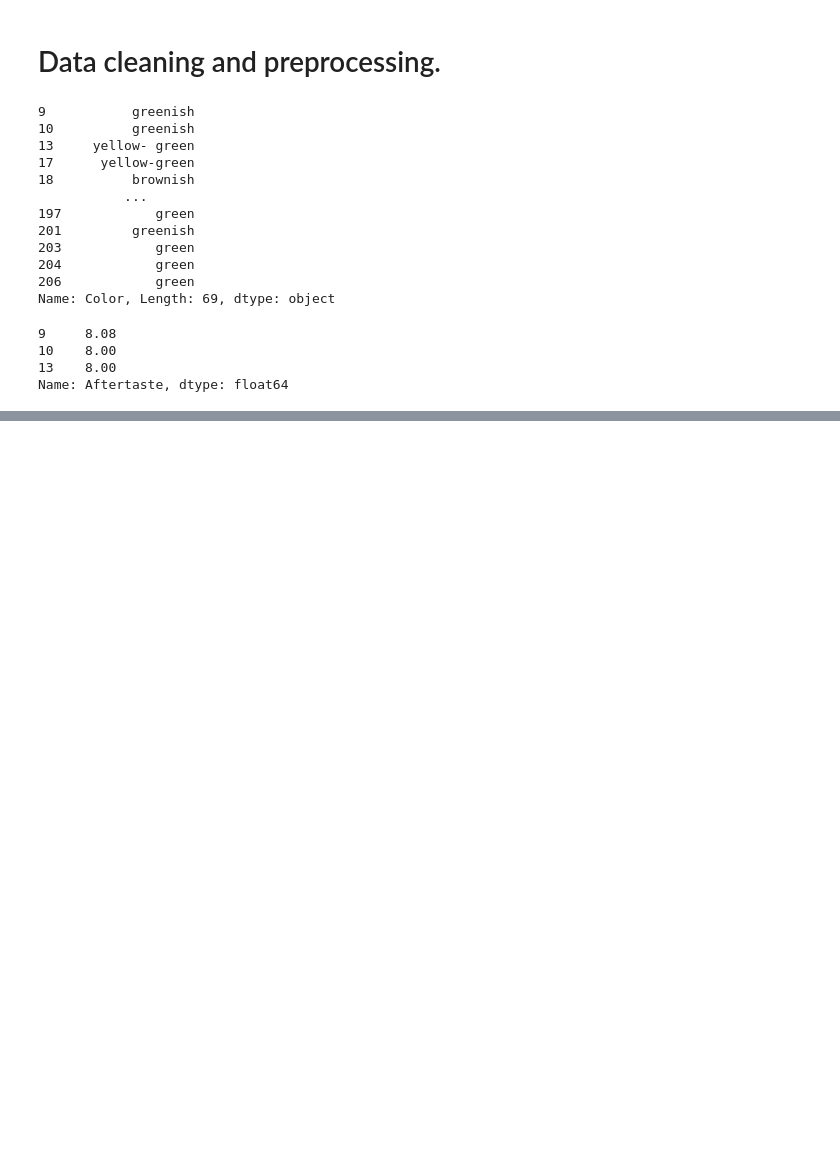
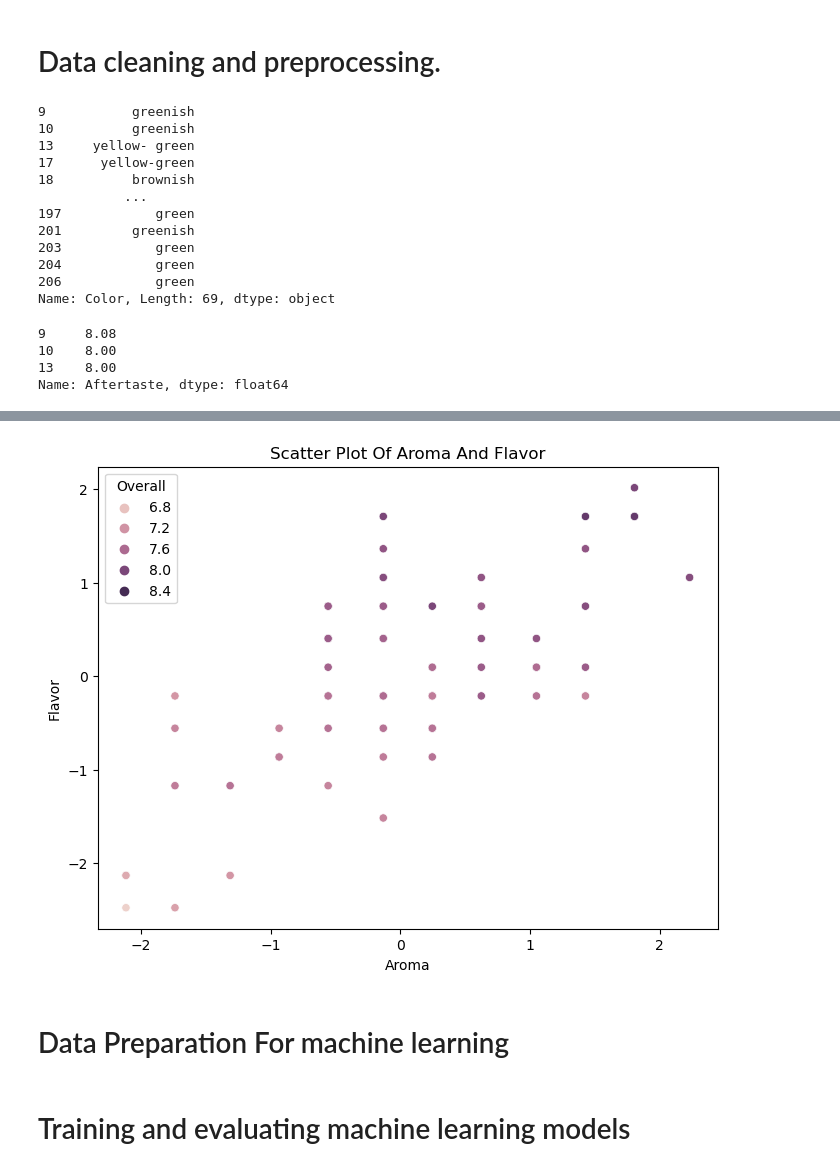
Before and after one commit to fatimzahra1/caffee_quality, a Jupyter notebook: notebookaec9936ddb.ipynb, the cells around one changed output, grey strips where cells are left out. Cells and saved outputs as stored; diff of their text form; code cells hidden in the pictures; blank space fills up the shorter version.

```diff
--- a/notebookaec9936ddb.ipynb
+++ b/notebookaec9936ddb.ipynb
@@ -138,0 +160,10 @@ df[numerical_cols]= scaler.fit_transform(df[numerical_cols])
+# %%
+# Scatter plot of "Aroma" and "Flavor" with color-coded "Overall"
+plt.figure(figsize=(8,6))
+sns.scatterplot(x="Aroma", y="Flavor", hue="Overall", data=df)
+plt.title("Scatter Plot Of Aroma And Flavor")
+plt.show()
+# %% [output]
+[figure, added]
+# %% [markdown]
+# Data Preparation For machine learning
@@ -138,0 +188,2 @@ df[numerical_cols]= scaler.fit_transform(df[numerical_cols])
+# %% [markdown]
+# Training and evaluating machine learning models
```
Also changed, not shown: parts of 4 cells of this notebook.
